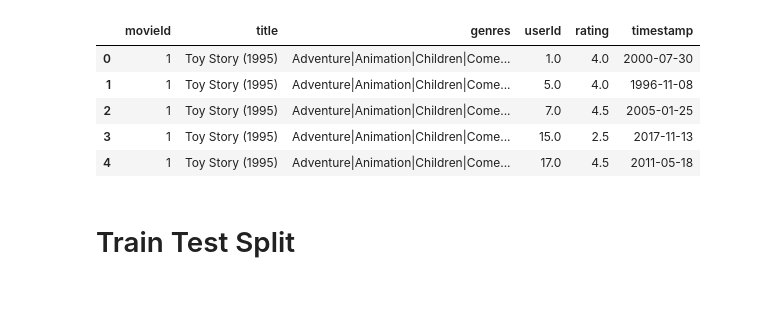
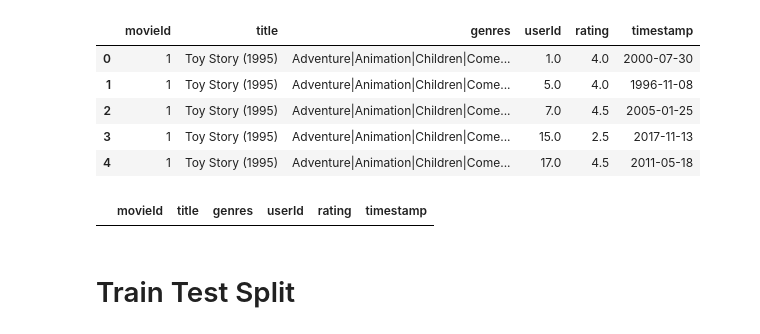
Before and after one commit to DaraNadine/Project_4_RecSystems, a Jupyter notebook: Main Notebook.ipynb, the cells around one changed output. Saved outputs shown, nothing was run; the diff lists cells and outputs as text; code cells hidden in the pictures; blank space fills up the shorter version.

Commit message:
Cleaned Duplicate Titles

```diff
--- a/Main Notebook.ipynb
+++ b/Main Notebook.ipynb
@@ -253,6 +253,33 @@ movie_combo.head()
 | 2 | 1 | Toy Story (1995) | Adventure|Animation|Children|Come... | 7.0 | 4.5 | 2005-01-25 |
 | 3 | 1 | Toy Story (1995) | Adventure|Animation|Children|Come... | 15.0 | 2.5 | 2017-11-13 |
 | 4 | 1 | Toy Story (1995) | Adventure|Animation|Children|Come... | 17.0 | 4.5 | 2011-05-18 |
+# %%
+# Converting duplicate titles to the lower of 'movieId' duplicates as the lower value had more user ratings in each instance.
+# This step was performed after merging the dateframes as we didn't want to lose data before the merge.
+
+for idx, row in movie_combo.iterrows():
+    # Emma (1996)
+    if  movie_combo.loc[idx,'movieId'] == 26958:
+        movie_combo.loc[idx,'movieId'] = 838
+    # War of the Worlds (2005)
+    elif movie_combo.loc[idx,'movieId'] == 64997:
+        movie_combo.loc[idx,'movieId'] = 34048
+    # Confessions of a Dangerous Mind (2002)
+    elif movie_combo.loc[idx,'movieId'] == 144606:
+        movie_combo.loc[idx,'movieId'] = 6003
+    # Eros (2004)
+    elif movie_combo.loc[idx,'movieId'] == 147002:
+        movie_combo.loc[idx,'movieId'] = 32600
+    # Saturn 3 (1980)
+    elif movie_combo.loc[idx,'movieId'] == 168358:
+        movie_combo.loc[idx,'movieId'] = 2851
+    else:
+        continue
+# %%
+# Verify corrections (Should be blank)
+movie_combo[(movie_combo['movieId'] == 26958 | 64997 | 144606 | 147002 | 168358)]
+# %% [output]
+|  | movieId | title | genres | userId | rating | timestamp |
 # %% [markdown]
 # Train Test Split
 # %%
```
Also changed, not shown: parts of 6 cells of this notebook.
